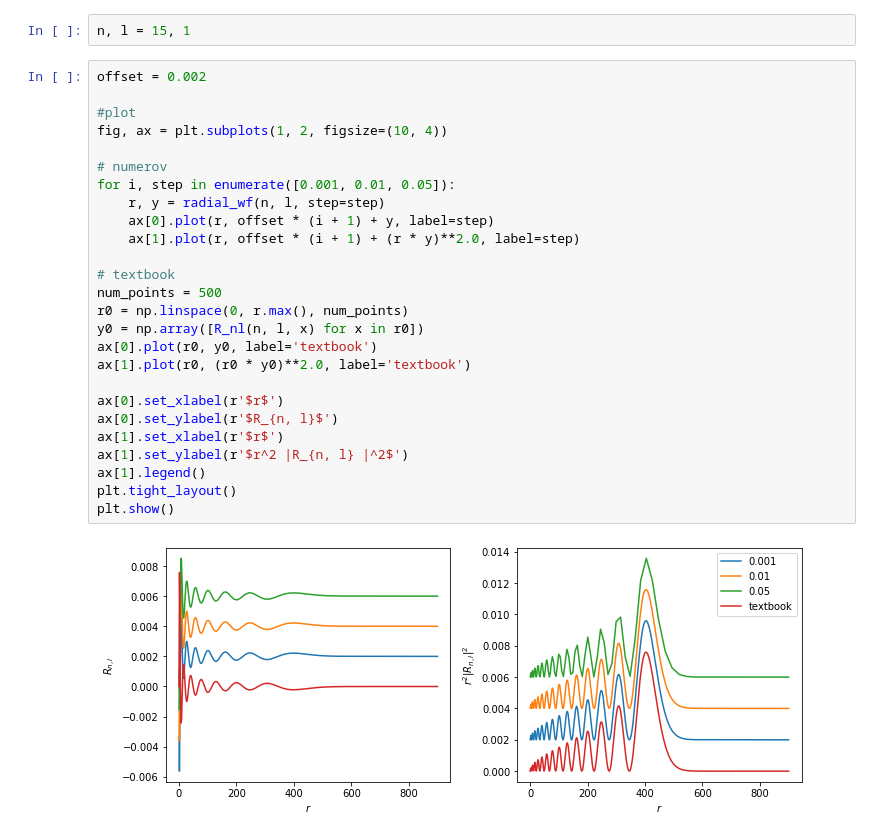
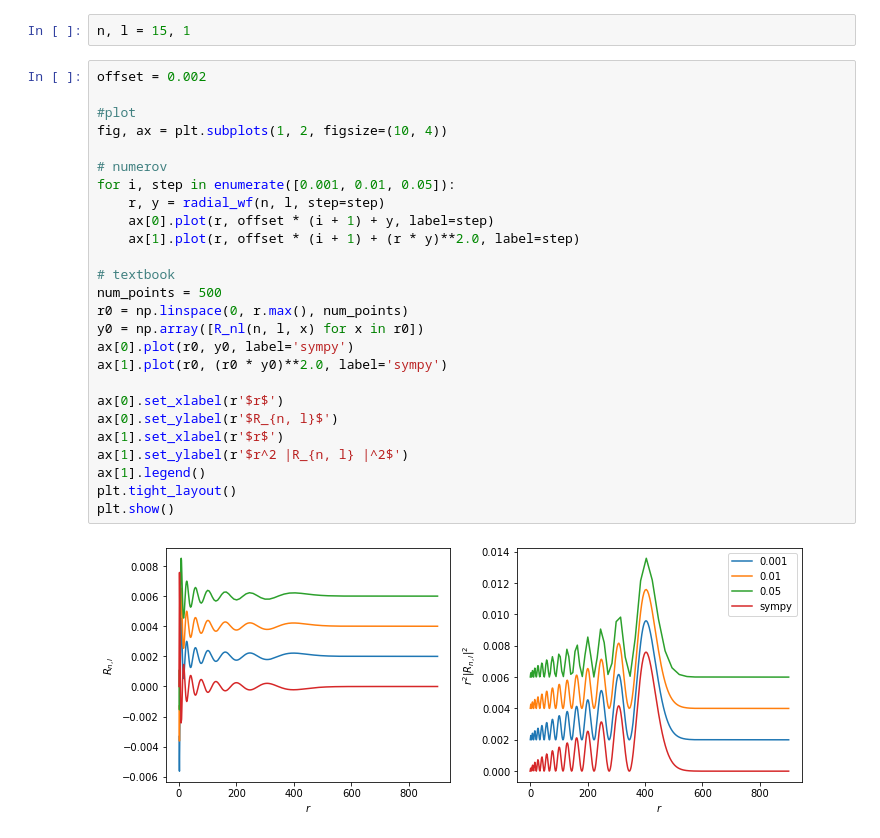
Before and after one commit to ad3ller/numerov, a Jupyter notebook: notebooks/wavefunction.ipynb, the cells around one changed output. Cells and saved outputs as stored; diff of their text form.

```diff
--- a/notebooks/wavefunction.ipynb
+++ b/notebooks/wavefunction.ipynb
@@ -10,31 +10,31 @@ n, l = 15, 1
 # %%
 offset = 0.002
 
 #plot
 fig, ax = plt.subplots(1, 2, figsize=(10, 4))
 
 # numerov
 for i, step in enumerate([0.001, 0.01, 0.05]):
     r, y = radial_wf(n, l, step=step)
     ax[0].plot(r, offset * (i + 1) + y, label=step)
     ax[1].plot(r, offset * (i + 1) + (r * y)**2.0, label=step)
 
 # textbook
 num_points = 500
 r0 = np.linspace(0, r.max(), num_points)
 y0 = np.array([R_nl(n, l, x) for x in r0])
-ax[0].plot(r0, y0, label='textbook')
-ax[1].plot(r0, (r0 * y0)**2.0, label='textbook')
+ax[0].plot(r0, y0, label='sympy')
+ax[1].plot(r0, (r0 * y0)**2.0, label='sympy')
 
 ax[0].set_xlabel(r'$r$')
 ax[0].set_ylabel(r'$R_{n, l}$')
 ax[1].set_xlabel(r'$r$')
 ax[1].set_ylabel(r'$r^2 |R_{n, l} |^2$')
 ax[1].legend()
 plt.tight_layout()
 plt.show()
 # %% [output]
-[figure, old version]
+[figure, new version]
 # %%
 n = 15; l = 2
 offset = 0.002
```
Also changed, not shown: parts of 4 cells of this notebook, 5 other files.
